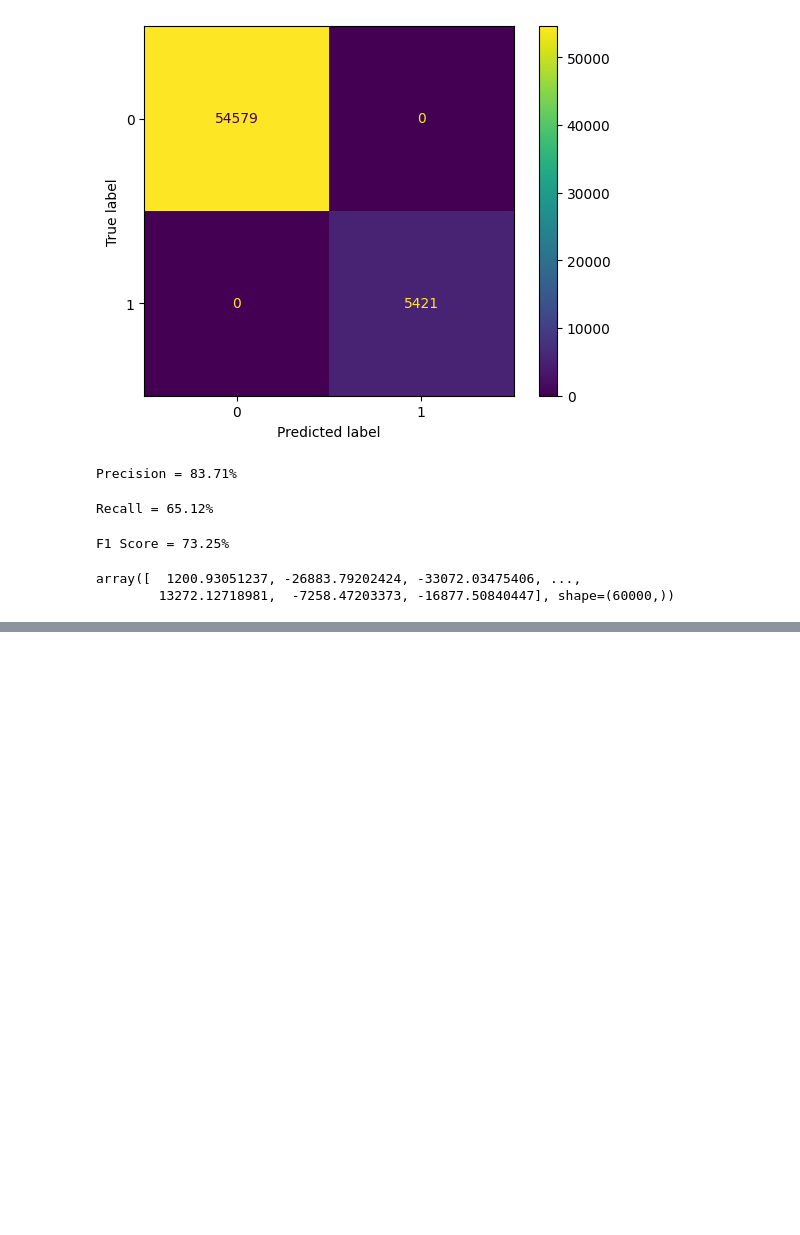
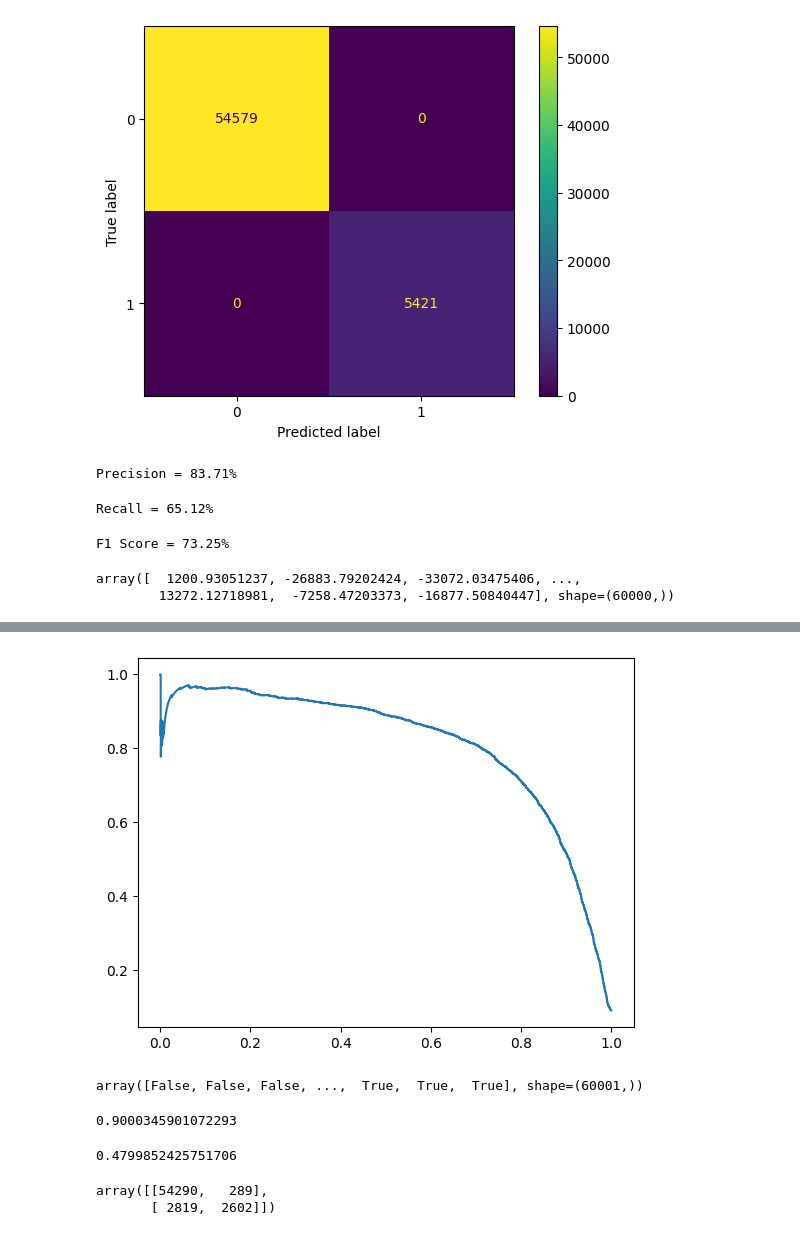
Before and after one commit to BUFONJOKER/hands-on-ml-ch3, a Jupyter notebook: main.ipynb, the cells around one changed output, grey strips where cells are left out. Cells and saved outputs as stored; diff of their text form; code cells hidden in the pictures; blank space fills up the shorter version.

```diff
--- a/main.ipynb
+++ b/main.ipynb
@@ -204,0 +270,5 @@ array([  1200.93051237, -26883.79202424, -33072.03475406, ...,
+# %%
+plt.plot(recalls,precisions)
+plt.show()
+# %% [output]
+[figure, added]
@@ -204,0 +279,4 @@ array([  1200.93051237, -26883.79202424, -33072.03475406, ...,
+# %%
+precisions>=0.90
+# %% [output]
+array([False, False, False, ...,  True,  True,  True], shape=(60001,))
@@ -204,0 +285,13 @@ array([  1200.93051237, -26883.79202424, -33072.03475406, ...,
+# %%
+precision_score(y_train_5, y_train_pred_90)
+# %% [output]
+0.9000345901072293
+# %%
+recall_score(y_train_5, y_train_pred_90)
+# %% [output]
+0.4799852425751706
+# %%
+confusion_matrix(y_train_5,y_train_pred_90)
+# %% [output]
+array([[54290,   289],
+       [ 2819,  2602]])
```
Also changed, not shown: parts of 54 cells of this notebook, 2 other files.
